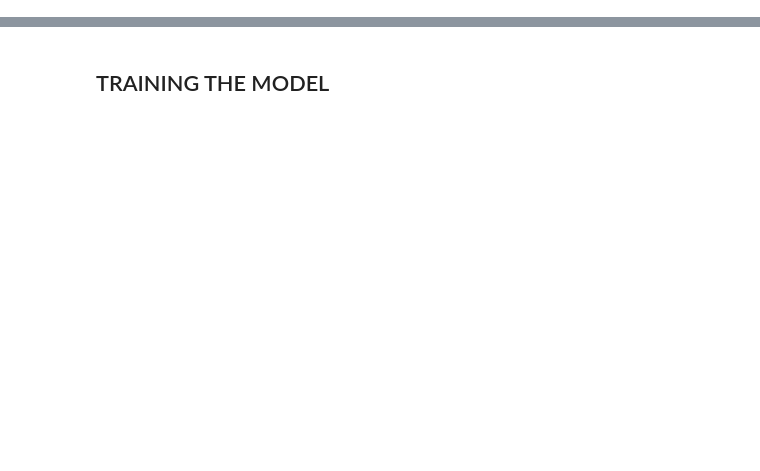
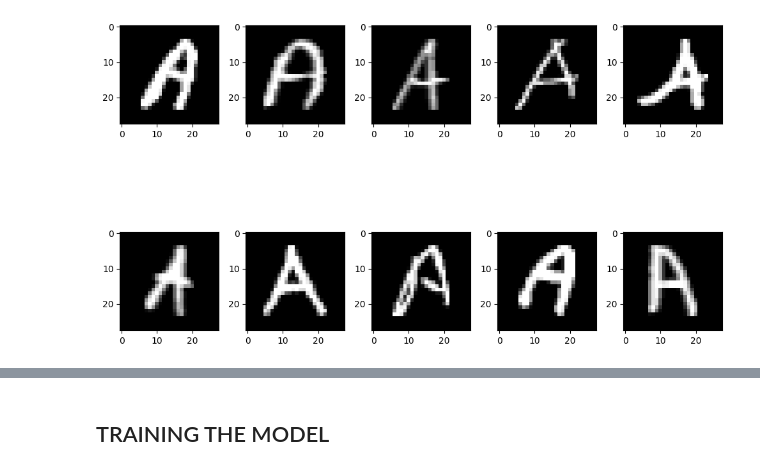
Before and after one commit to MirzaSubasic/letter-recognition, a Jupyter notebook: letter reckognition from scratch 2.ipynb, the cells around one changed output, grey strips where cells are left out. Saved outputs shown, nothing was run; the diff lists cells and outputs as text; code cells hidden in the pictures; blank space fills up the shorter version.

Commit message:
Add 2 graphs for data visualisation

```diff
--- a/letter reckognition from scratch 2.ipynb
+++ b/letter reckognition from scratch 2.ipynb
@@ -782,0 +781,14 @@ y = class_column
+# %%
+X_data = np.array(df)
+X_data = X_data.reshape(-1,28,28,1)
+
+f, ax = plt.subplots(2,5)
+f.set_size_inches(10,10)
+k = 0
+for i in range(2):
+    for j in range(5):
+        ax[i,j].imshow(X_data[k].reshape(28,28), cmap='gray')
+        k += 1
+    plt.tight_layout()
+# %% [output]
+[figure, added]
```
Also changed, not shown: parts of 13 cells of this notebook.
